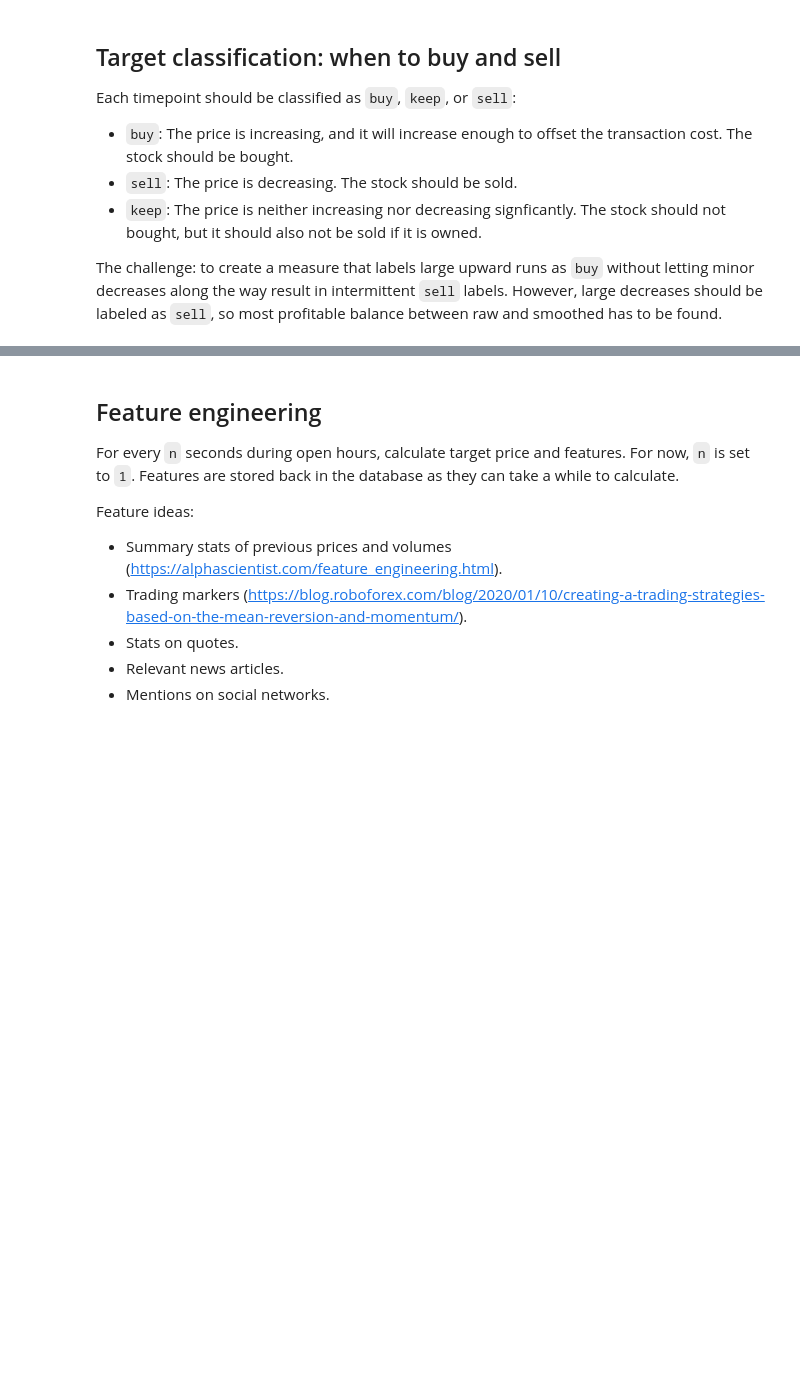
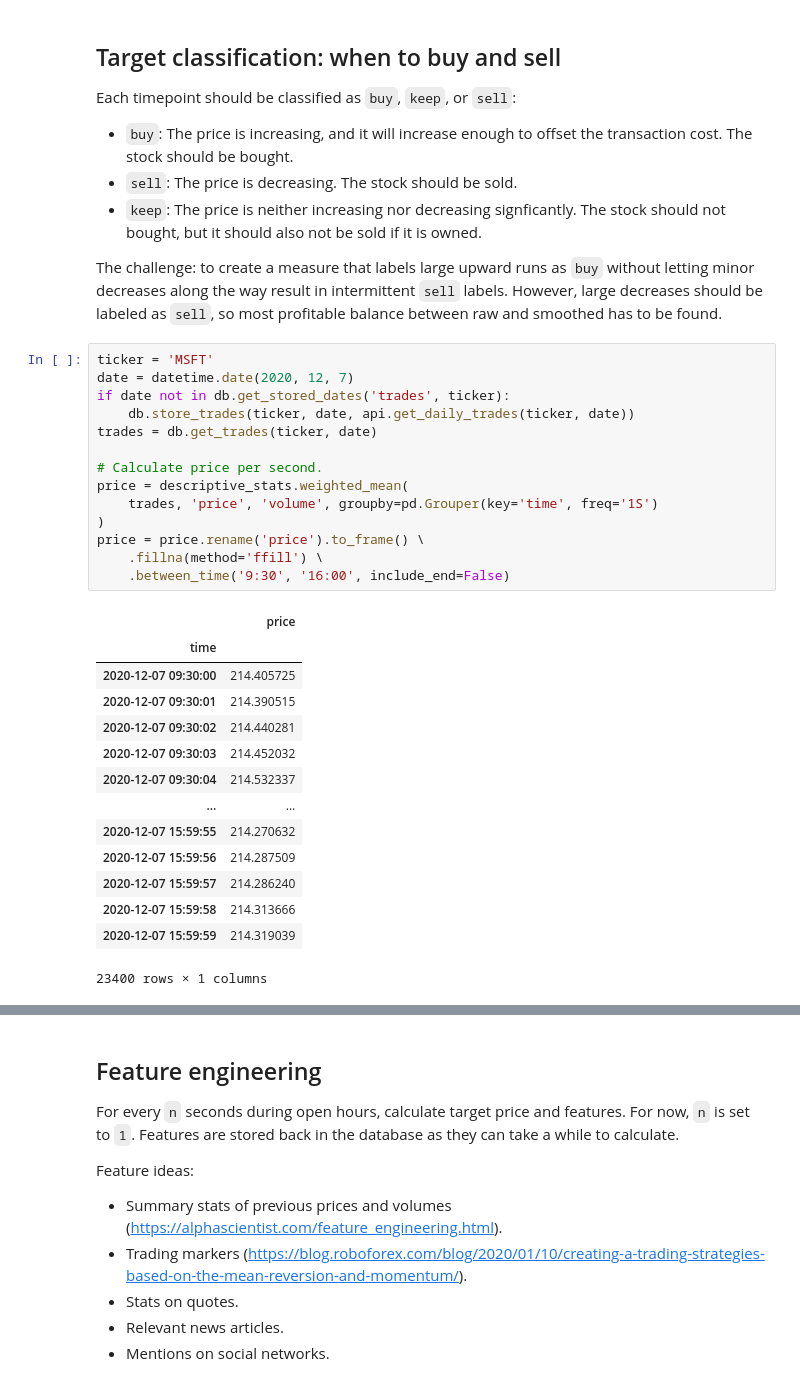
Before and after one commit to dwitvliet/project-stock-trading, a Jupyter notebook: stock_prediction.ipynb, the cells around one changed output, grey strips where cells are left out. Drawn from its saved outputs; the diff is of its cells as text; blank space fills up the shorter version.

```diff
--- a/stock_prediction.ipynb
+++ b/stock_prediction.ipynb
@@ -200,3 +166,32 @@ Each timepoint should be classified as `buy`, `keep`, or `sell`:
 - `keep`: The price is neither increasing nor decreasing signficantly. The stock should not bought, but it should also not be sold if it is owned.
 
 The challenge: to create a measure that labels large upward runs as `buy` without letting minor decreases along the way result in intermittent `sell` labels. However, large decreases should be labeled as `sell`, so most profitable balance between raw and smoothed has to be found.
+# %%
+ticker = 'MSFT'
+date = datetime.date(2020, 12, 7)
+if date not in db.get_stored_dates('trades', ticker):
+    db.store_trades(ticker, date, api.get_daily_trades(ticker, date))
+trades = db.get_trades(ticker, date)
+
+# Calculate price per second.
+price = descriptive_stats.weighted_mean(
+    trades, 'price', 'volume', groupby=pd.Grouper(key='time', freq='1S')
+)
+price = price.rename('price').to_frame() \
+    .fillna(method='ffill') \
+    .between_time('9:30', '16:00', include_end=False)
+# %% [output]
+|  | price |
+| time |  |
+| 2020-12-07 09:30:00 | 214.405725 |
+| 2020-12-07 09:30:01 | 214.390515 |
+| 2020-12-07 09:30:02 | 214.440281 |
+| 2020-12-07 09:30:03 | 214.452032 |
+| 2020-12-07 09:30:04 | 214.532337 |
+| ... | ... |
+| 2020-12-07 15:59:55 | 214.270632 |
+| 2020-12-07 15:59:56 | 214.287509 |
+| 2020-12-07 15:59:57 | 214.286240 |
+| 2020-12-07 15:59:58 | 214.313666 |
+| 2020-12-07 15:59:59 | 214.319039 |
+23400 rows × 1 columns
```
Also changed, not shown: parts of 11 cells of this notebook, 3 other files.
